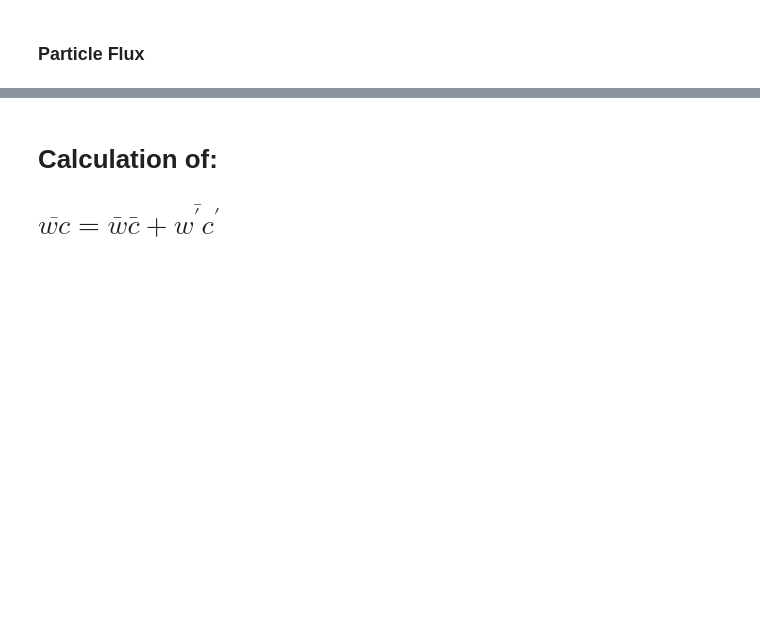
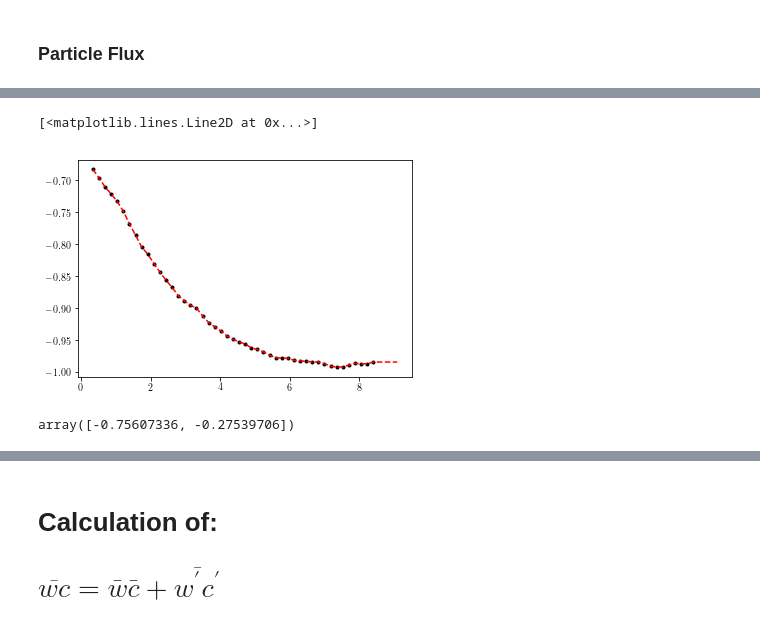
Before and after one commit to ajpetersen25/PLPlumes, a Jupyter notebook: Code/playground.ipynb, the cells around one changed output, grey strips where cells are left out. Drawn from its saved outputs; the diff is of its cells as text; code cells hidden in the pictures; blank space fills up the shorter version.

```diff
--- a/Code/playground.ipynb
+++ b/Code/playground.ipynb
@@ -125,0 +130,11 @@ ax[1].plot(-wp[0:-1],np.linspace(0,799,steps)/cal/D_0,'r--');
+# %%
+plt.plot(Z,nma.min(W_plume[:,:],axis=1)/cal/deltat/2,'k.')
+p=np.interp(s/cal/D_0,np.flip(Z[1:-1]),np.flip(nma.min(W_plume[1:-1,:],axis=1)/cal/deltat/2))
+plt.plot(s/cal/D_0,p , 'r--')
+# %% [output]
+[<matplotlib.lines.Line2D at 0x...>]
+[figure, added]
+# %%
+p
+# %% [output]
+array([-0.75607336, -0.27539706])
```
Also changed, not shown: parts of 25 cells of this notebook.
